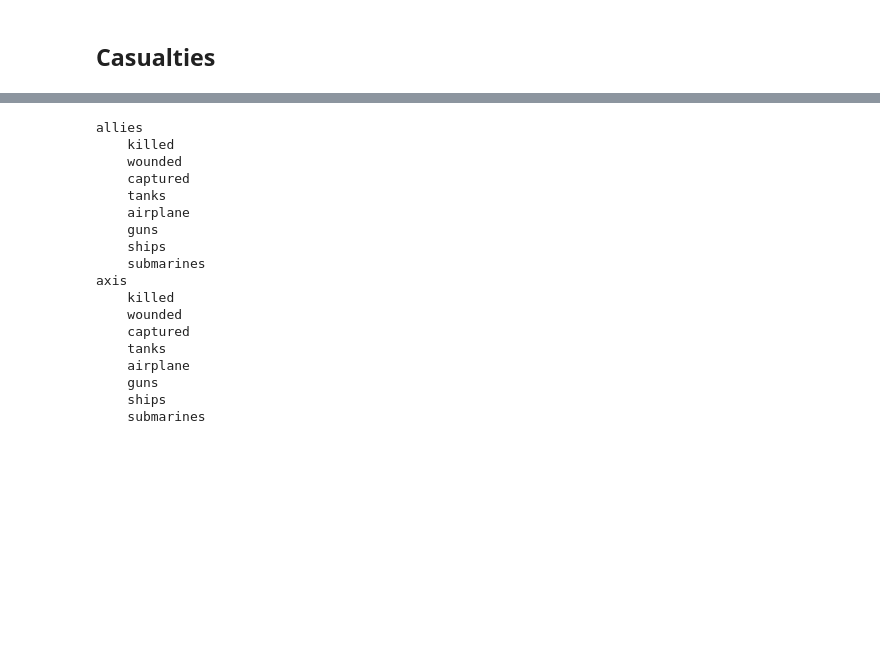
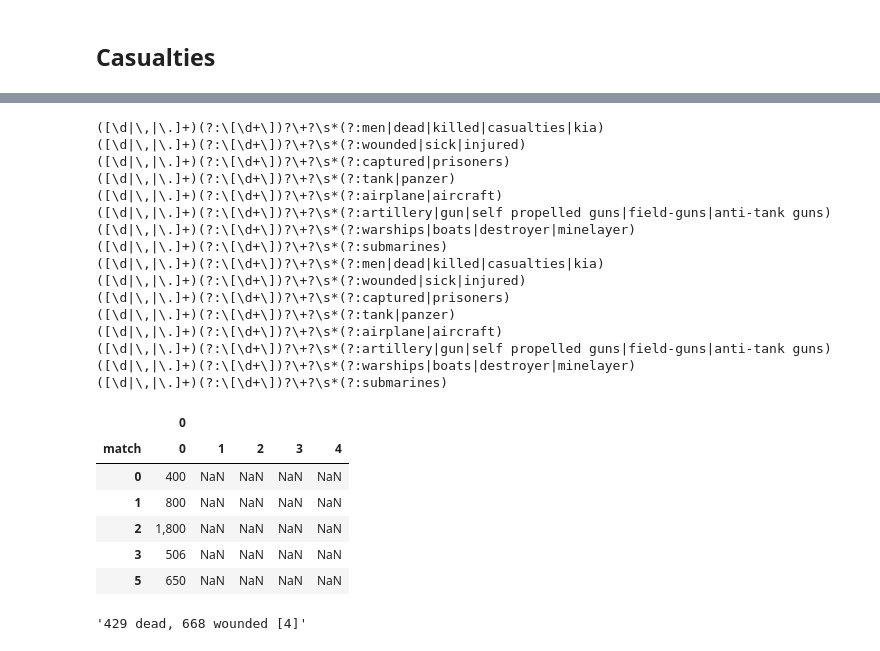
Before and after one commit to PacktPublishing/Learn-Python-by-Building-Data-Science-Applications, a Jupyter notebook: Chapter11/1_data_cleaning.ipynb, the cells around one changed output, grey strips where cells are left out. Saved outputs shown, nothing was run; the diff lists cells and outputs as text; code cells hidden in the pictures; blank space fills up the shorter version.

```diff
--- a/Chapter11/1_data_cleaning.ipynb
+++ b/Chapter11/1_data_cleaning.ipynb
@@ -263,3 +282,11 @@ See the caveats in the documentation: http://pandas.pydata.org/pandas-docs/stabl
+# %%
+words = ['Germany', 'Italy', 'Estonian conscripts']
+# %%
+for word in words:
+    mask = battles['Belligerents.allies'].fillna('').str.contains(word)
+    axis_party = battles.loc[mask, ['Belligerents.allies', 'Casualties and losses.allies']].copy()
+    battles.loc[mask, ['Belligerents.allies', 'Casualties and losses.allies']] = battles.loc[mask, ['Belligerents.axis', 'Casualties and losses.axis']].values
+    battles.loc[mask, ['Belligerents.axis', 'Casualties and losses.axis']] = axis_party.values
 # %% [markdown]
 ## Casualties
 # %%
@@ -322,26 +325,48 @@ for name, edf in results.items():
     column = battles[f'Casualties and losses.{name}']
     for tp, keys in keywords.items():
         pattern = digit_pattern.format(words="|".join(keys))
-        extracted = column.str.extractall(pattern).unstack()
-        edf[tp] = extracted.applymap(_shy_convert_numeric).sum(1)
+        print(pattern)
+        extracted = column.str.lower().str.extractall(pattern).unstack()
+        values = extracted.applymap(_shy_convert_numeric)
+#         if tp == 'killed':
+#             mask values.iloc[:, 0].notnull()
+        edf[tp] = values.min(1)
     results[name] = edf.fillna(0).astype(int)
+
+
+    b = column.fillna('').str.extract(only_digits).applymap(_shy_convert_numeric).iloc[:, 0]
+    mask = b.notnull()
+    results[name].loc[mask, 'killed'] = b[mask]
 # %% [output]
-allies
-    killed
-    wounded
-    captured
-    tanks
-    airplane
-    guns
-    ships
-    submarines
-axis
-    killed
-    wounded
-    captured
-    tanks
-    airplane
-    guns
-    ships
-    submarines
+([\d|\,|\.]+)(?:\[\d+\])?\+?\s*(?:men|dead|killed|casualties|kia)
+([\d|\,|\.]+)(?:\[\d+\])?\+?\s*(?:wounded|sick|injured)
+([\d|\,|\.]+)(?:\[\d+\])?\+?\s*(?:captured|prisoners)
+([\d|\,|\.]+)(?:\[\d+\])?\+?\s*(?:tank|panzer)
+([\d|\,|\.]+)(?:\[\d+\])?\+?\s*(?:airplane|aircraft)
+([\d|\,|\.]+)(?:\[\d+\])?\+?\s*(?:artillery|gun|self propelled guns|field-guns|anti-tank guns)
+([\d|\,|\.]+)(?:\[\d+\])?\+?\s*(?:warships|boats|destroyer|minelayer)
+([\d|\,|\.]+)(?:\[\d+\])?\+?\s*(?:submarines)
+([\d|\,|\.]+)(?:\[\d+\])?\+?\s*(?:men|dead|killed|casualties|kia)
+([\d|\,|\.]+)(?:\[\d+\])?\+?\s*(?:wounded|sick|injured)
+([\d|\,|\.]+)(?:\[\d+\])?\+?\s*(?:captured|prisoners)
+([\d|\,|\.]+)(?:\[\d+\])?\+?\s*(?:tank|panzer)
+([\d|\,|\.]+)(?:\[\d+\])?\+?\s*(?:airplane|aircraft)
+([\d|\,|\.]+)(?:\[\d+\])?\+?\s*(?:artillery|gun|self propelled guns|field-guns|anti-tank guns)
+([\d|\,|\.]+)(?:\[\d+\])?\+?\s*(?:warships|boats|destroyer|minelayer)
+([\d|\,|\.]+)(?:\[\d+\])?\+?\s*(?:submarines)
+# %%
+pattern = '([\d|\,]+)(?:\[\d+\])?\+?\s*(?:men|dead|killed|casualties|kia)'
+battles[f'Casualties and losses.axis'].str.extractall(pattern).unstack().head(5)
+# %% [output]
+|  | 0 |  |  |  |  |
+| match | 0 | 1 | 2 | 3 | 4 |
+| 0 | 400 | NaN | NaN | NaN | NaN |
+| 1 | 800 | NaN | NaN | NaN | NaN |
+| 2 | 1,800 | NaN | NaN | NaN | NaN |
+| 3 | 506 | NaN | NaN | NaN | NaN |
+| 5 | 650 | NaN | NaN | NaN | NaN |
+# %%
+battles.loc[[27], 'Casualties and losses.axis'].iloc[0] #.str.extractall('([\d|\,]+)\s[tank]')
+# %% [output]
+'429 dead, 668 wounded [4]'
 # %%
```
Also changed, not shown: parts of 53 cells of this notebook, 13 other files.
